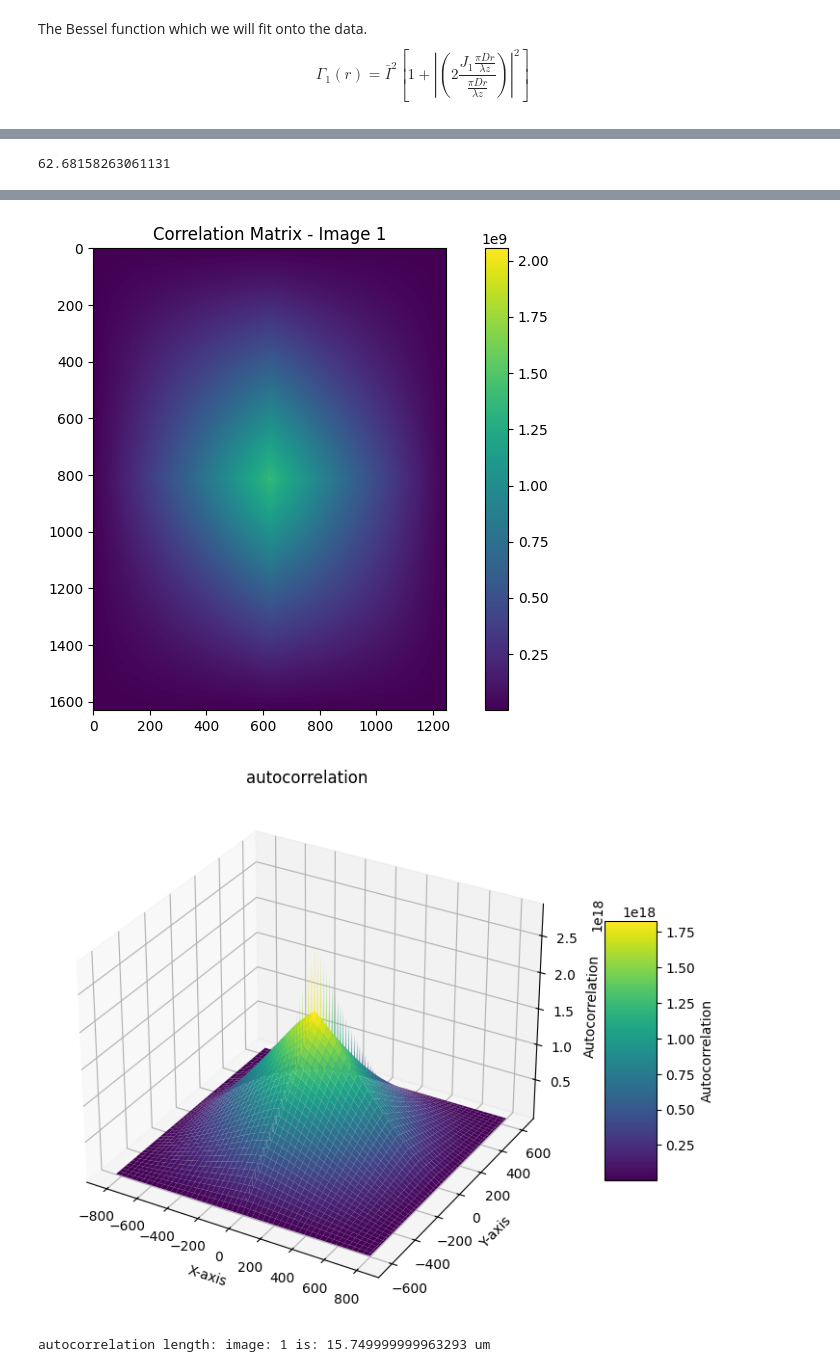
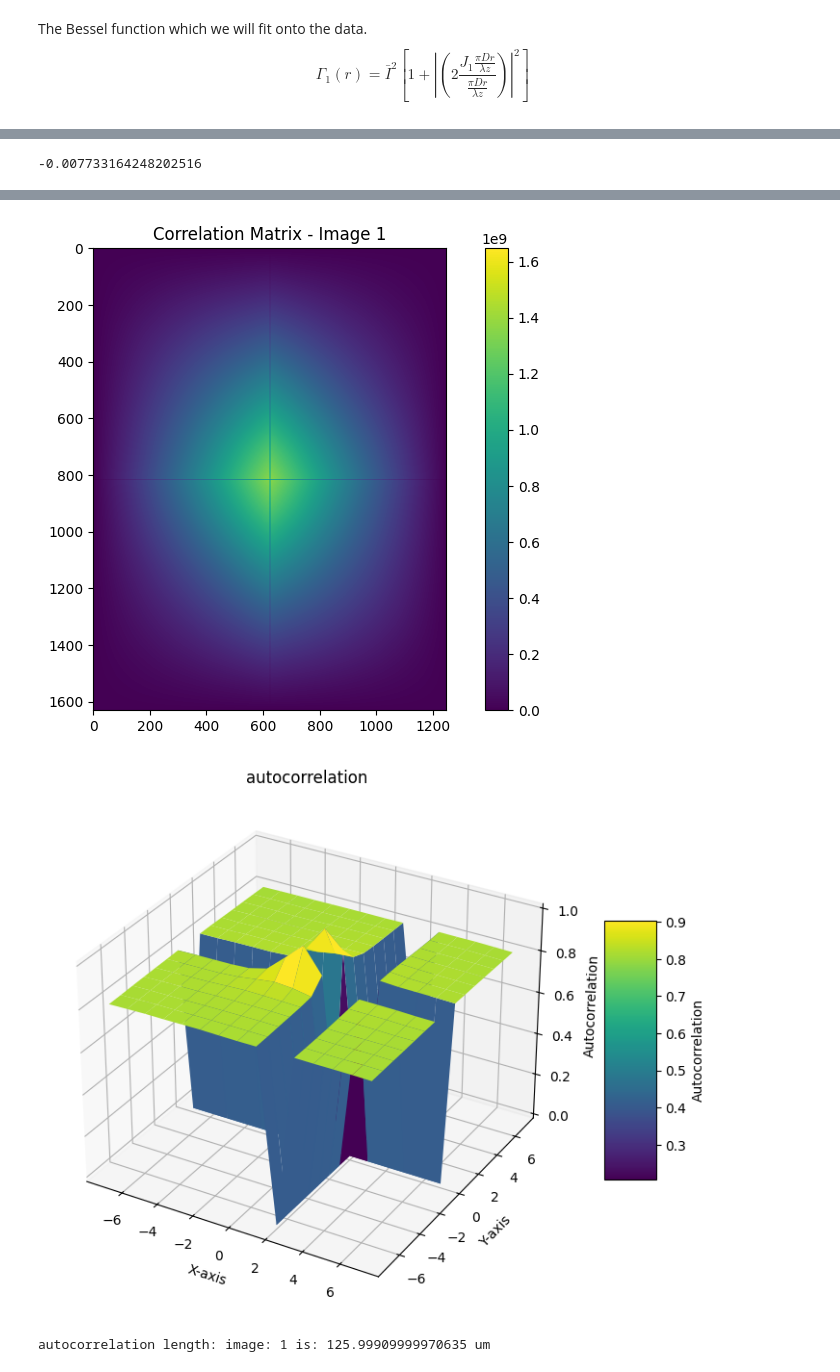
Before and after one commit to specimen-n1l3/speckle-analysis, a Jupyter notebook: final.ipynb, the cells around one changed output, grey strips where cells are left out. Drawn from its saved outputs; the diff is of its cells as text; code cells hidden in the pictures.

Commit message:
tried to fix 3d plot

```diff
--- a/final.ipynb
+++ b/final.ipynb
@@ -10,8 +10,9 @@ CLIP_DATA = True
 
 NORMALISE_AUTOCORRELATION = False
 
-#deprecated
-CLIP_DATA_3DPLOT = False
+NORMALISE_ALL = True
+
+CLIP3DPLOT = True
 # %%
 import numpy as np
 import pandas as pd
@@ -187,7 +189,7 @@ $$
 def bessel_function(distance_dist, I_ave, B, A, C):
     return (I_ave**2) * (1 + ((2 * B * spherical_jn(0, A * distance_dist)) / A)**2) + C
 
-def correlation(pic_list):
+def correlate(pic_list):
     for i, im_matrix in enumerate(pic_list):
 
         #compute autocorrelation
@@ -200,27 +202,29 @@ def correlation(pic_list):
         correlation_plotted_X = correlation[::1, int(((B + 1) / 2) - 1)]
         correlation_plotted_y = correlation[int(((L + 1) / 2) + 1), ::1]
 
-        if NORMALISE_AUTOCORRELATION:
+        if NORMALISE_ALL:
             correlation_plotted_X /= np.max(correlation_plotted_X)
+
+            #theres some weird ahh outlier messing up the normalised plot - its not there if you dont normalise it??
             correlation_plotted_X = np.delete(correlation_plotted_X, np.where(correlation_plotted_X == 0))
             correlation_plotted_y /= np.max(correlation_plotted_y)
 
-        # Plot autocorrelation in the x-axis
+        # Plot autocorrelation in the x and y-axis
         plt.figure(figsize=(10, 6))
         plt.scatter(correlation_dist_x, correlation_plotted_X, label='autocorrelation - x', s=2)
         plt.grid(True); plt.legend(); plt.ylabel("Autocorrelation"); plt.xlabel("Distance "); plt.title(f"Graph of autocorrelation against distance  - image {i + 1} (x axis)")
-
-        #autocorrelation in the y-axis
         plt.figure(figsize=(10, 6))
         plt.scatter(correlation_dist_y, correlation_plotted_y, label='autocorrelation - y', s=1)
         plt.grid(True); plt.legend(); plt.ylabel("Autocorrelation"); plt.xlabel("Distance "); plt.title(f"Graph of autocorrelation against Distance  - image {i + 1} (y axis)"); plt.show()
 
-        #modifying distance and autocorrelation arrays - finds the max value of autocorrelation function and extracts the surrounding values in the vicinity
+        #modifying distance and autocorrelation arrays - finds the max value of autocorrelation function and clips from -7:8
         max_value_autocorrelation  = np.max(correlation_plotted_X)
         max_value_autocorrelation_pos = np.where(correlation_plotted_X == max_value_autocorrelation)
         max_value_autocorrelation_pos = int(max_value_autocorrelation_pos[0])
-        correlation_plotted_X_fit = correlation_plotted_X[max_value_autocorrelation_pos-7:max_value_autocorrelation_pos+8]
-        correlation_dist_x_fit = correlation_dist_x[max_value_autocorrelation_pos-7:max_value_autocorrelation_pos+8]
+
+        clip = 7
+        correlation_plotted_X_fit = correlation_plotted_X[max_value_autocorrelation_pos - clip:max_value_autocorrelation_pos + (clip + 1)]
+        correlation_dist_x_fit = correlation_dist_x[max_value_autocorrelation_pos - clip:max_value_autocorrelation_pos + (clip + 1)]
 
         #fit bessel func and plot
         p0 = [2.2449*10**2, 3.57615*10**2, -1.771, 8.623*10**9]
@@ -244,19 +248,21 @@ def correlation(pic_list):
         half_max_values = np.where(np.abs(fitted_autocorrelation_values_analyse - half_max_value) < tolerance)[0]
         half_max_value_neg = half_max_values[0]
         half_max_value_pos = half_max_values[len(half_max_values) - 1]
+
+        #correlation length
         fwhm = large_number_X_values_autocorrelation[half_max_value_pos] - large_number_X_values_autocorrelation[half_max_value_neg]
 
-        #minimum point and finding autocorr length
+        #minimum point - reminder (full width at 0 is the distance between the first set of minima)
         minimum_point_neg = minimize_scalar(lambda x: bessel_function(x, I_ave, B, A, C), bounds=(-3, 0))
         minimum_point_pos = minimize_scalar(lambda x: bessel_function(x, I_ave, B, A, C), bounds=(0, 3))
-        autocorrelation_length = np.round(minimum_point_pos.x - minimum_point_neg.x, 3)
+        fullwidth0 = np.round(minimum_point_pos.x - minimum_point_neg.x, 3)
 
         #final function with the measurements
         plt.figure(figsize=(10, 6))
         plt.plot(large_number_X_values_autocorrelation, fitted_autocorrelation_values_analyse, label='fitted bessel function')
         plt.scatter(minimum_point_pos.x, bessel_function(minimum_point_pos.x, I_ave, B, A, C) - C, label='left min point')
         plt.scatter(minimum_point_neg.x, bessel_function(minimum_point_neg.x, I_ave, B, A, C) - C, label='right min point')
-        print("autocorrelation length: ", autocorrelation_length); print("FWHM: ", fwhm)
+        print("autocorrelation length: ", fullwidth0); print("FWHM: ", fwhm)
         plt.grid(True); plt.legend(); plt.ylabel("Autocorrelation"); plt.xlabel("Distance "); plt.title(f"Graph of autocorrelation against distance  - image {i + 1} (x axis)"); plt.show()
 
         #correlation matrix
@@ -266,18 +272,20 @@ def correlation(pic_list):
         plt.colorbar() ;plt.show()
 
         #3d plot of overall autocorrelation
-        if CLIP_DATA_3DPLOT:
-            clip = 600
-            correlation_dist_x = correlation_dist_x[len(correlation_dist_x) // 2 - clip: len(correlation_dist_x) // 2 + clip]
-            correlation_dist_y = correlation_dist_y[len(correlation_dist_y) // 2 - clip: len(correlation_dist_y) // 2 + clip]
-            correlation_plotted_X = correlation_plotted_X[len(correlation_plotted_X) // 2 - clip: len(correlation_plotted_X) // 2 + clip]
-            correlation_plotted_y = correlation_plotted_y[len(correlation_plotted_y) // 2 - clip: len(correlation_plotted_y) // 2 + clip]
+        correlation_dist_x = correlation_dist_x[len(correlation_dist_x) // 2 - clip: len(correlation_dist_x) // 2 + (clip + 1)]
+        correlation_dist_y = correlation_dist_y[len(correlation_dist_y) // 2 - clip: len(correlation_dist_y) // 2 + (clip + 1)]
+
+        center_y, center_x = correlation.shape[0] // 2, correlation.shape[1] // 2
+        correlation = correlation[center_y - clip:center_y + clip + 1,
+                              center_x - clip:center_x + clip + 1]
+
+        if NORMALISE_ALL:
+            correlation = correlation / np.max(np.abs(correlation))
 
         X, Y = np.meshgrid(correlation_dist_x, correlation_dist_y)
-        autocorr2d = np.outer(correlation_plotted_X, correlation_plotted_y)
         fig = plt.figure(figsize=(10, 7))
         ax = fig.add_subplot(111, projection='3d')
-        surface = ax.plot_surface(X, Y, autocorr2d.T, cmap='viridis', edgecolor='none')
+        surface = ax.plot_surface(X, Y, correlation.T, cmap='viridis', edgecolor='none')
         ax.set_title('autocorrelation')
         ax.set_xlabel('X-axis')
         ax.set_ylabel('Y-axis')
@@ -288,5 +296,5 @@ def correlation(pic_list):
         fwhm_um = fwhm * 9
         print("autocorrelation length: image:", i + 1, "is:", fwhm_um, "um")
 
-correlation(pic_list)
+correlate(pic_list)
 # %% [output]
@@ -295 +303 @@ correlation(pic_list)
-62.68158263061131
+-0.007733164248202516
@@ -300,3 +308,3 @@ FWHM:  1.7499999999959215
-[figure, old version]
+[figure, new version]
-[figure, old version]
+[figure, new version]
-autocorrelation length: image: 1 is: 15.749999999963293 um
+autocorrelation length: image: 1 is: 125.99909999970635 um
```
Also changed, not shown: parts of 4 cells of this notebook.
